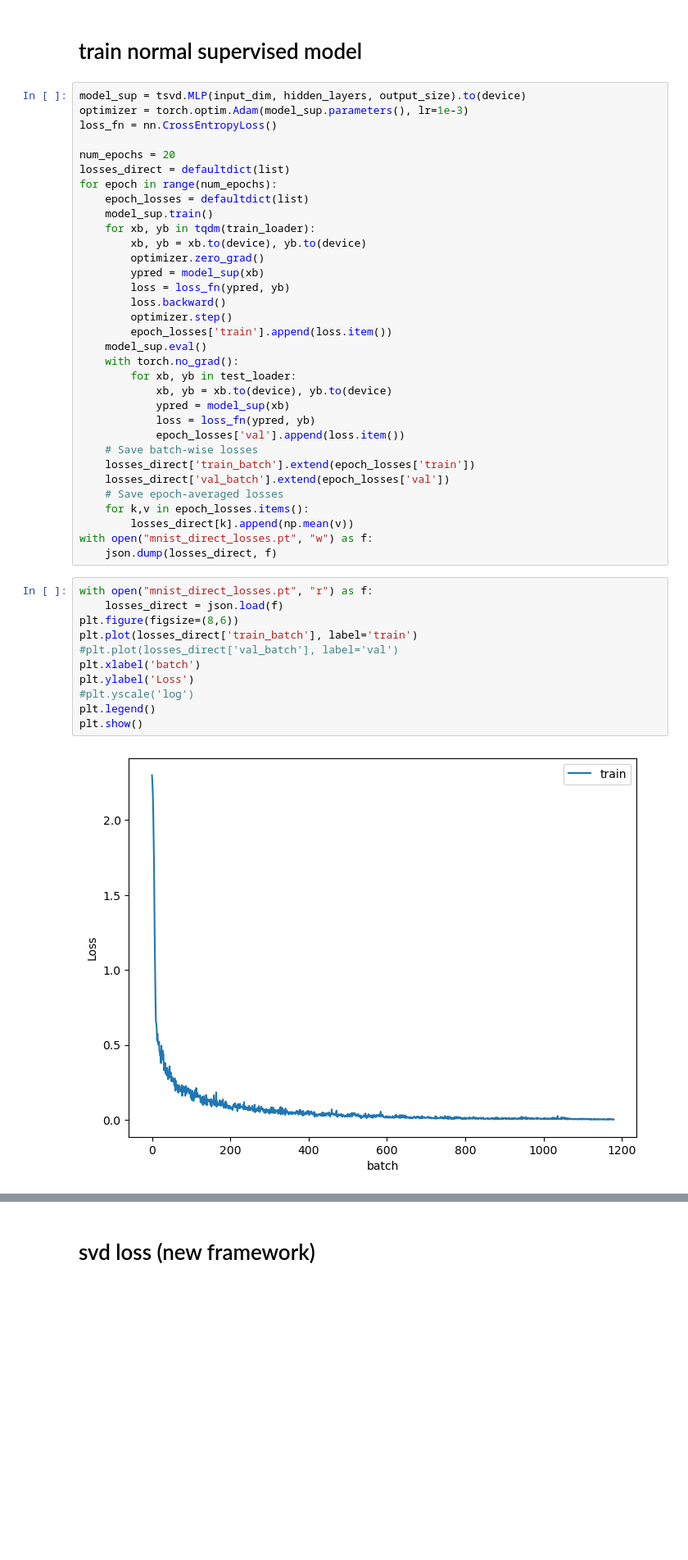
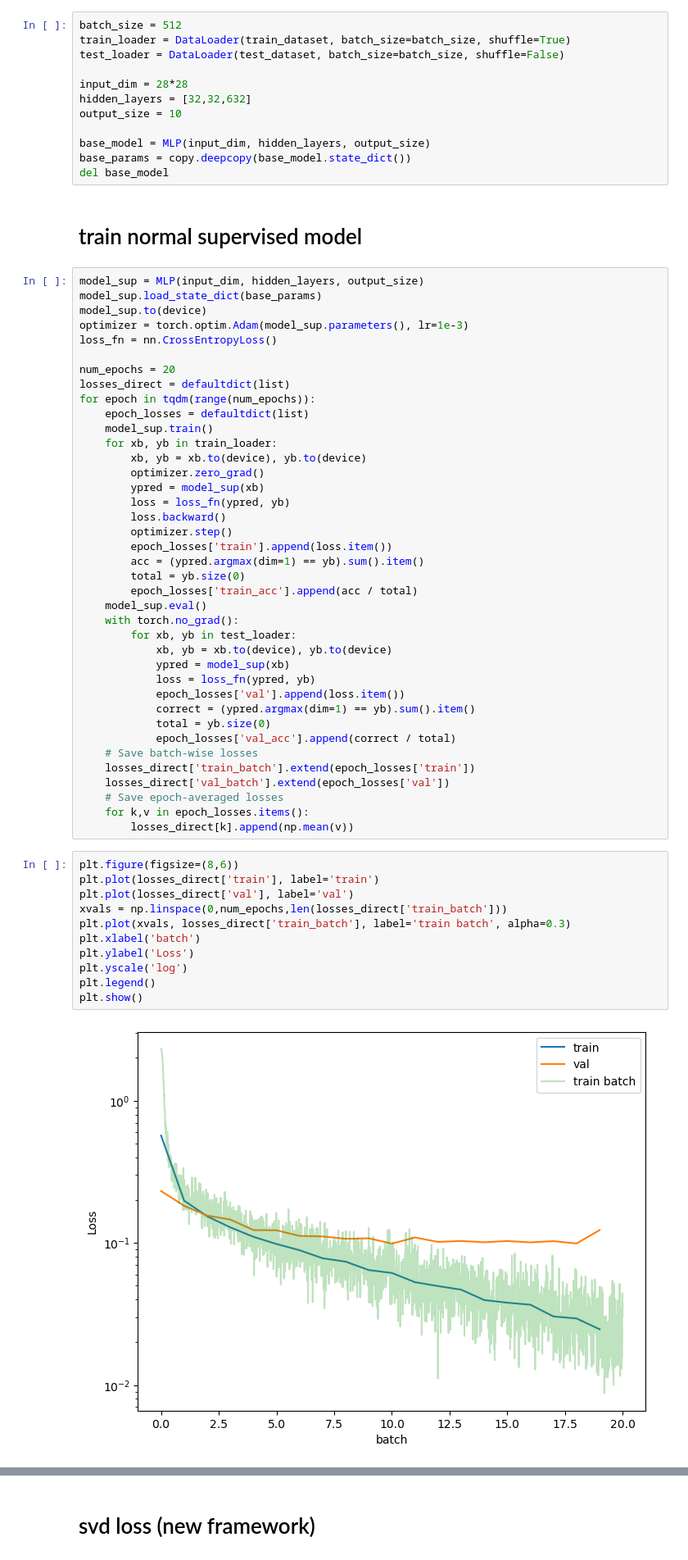
Before and after one commit to sambt/sven-experiments, a Jupyter notebook: notebooks/torch_svd_mnist.ipynb, the cells around one changed output, grey strips where cells are left out. Shown at 82% size. Drawn from its saved outputs; the diff is of its cells as text; blank space fills up the shorter version.

```diff
--- a/notebooks/torch_svd_mnist.ipynb
+++ b/notebooks/torch_svd_mnist.ipynb
@@ -44,16 +35,30 @@ output_size = 10
+# %%
+batch_size = 512
+train_loader = DataLoader(train_dataset, batch_size=batch_size, shuffle=True)
+test_loader = DataLoader(test_dataset, batch_size=batch_size, shuffle=False)
+
+input_dim = 28*28
+hidden_layers = [32,32,632]
+output_size = 10
+
+base_model = MLP(input_dim, hidden_layers, output_size)
+base_params = copy.deepcopy(base_model.state_dict())
+del base_model
 # %% [markdown]
 # train normal supervised model
 # %%
-model_sup = tsvd.MLP(input_dim, hidden_layers, output_size).to(device)
+model_sup = MLP(input_dim, hidden_layers, output_size)
+model_sup.load_state_dict(base_params)
+model_sup.to(device)
 optimizer = torch.optim.Adam(model_sup.parameters(), lr=1e-3)
 loss_fn = nn.CrossEntropyLoss()
 
 num_epochs = 20
 losses_direct = defaultdict(list)
-for epoch in range(num_epochs):
+for epoch in tqdm(range(num_epochs)):
     epoch_losses = defaultdict(list)
     model_sup.train()
-    for xb, yb in tqdm(train_loader):
+    for xb, yb in train_loader:
         xb, yb = xb.to(device), yb.to(device)
         optimizer.zero_grad()
         ypred = model_sup(xb)
@@ -61,6 +66,9 @@ for epoch in range(num_epochs):
         loss.backward()
         optimizer.step()
         epoch_losses['train'].append(loss.item())
+        acc = (ypred.argmax(dim=1) == yb).sum().item()
+        total = yb.size(0)
+        epoch_losses['train_acc'].append(acc / total)
     model_sup.eval()
     with torch.no_grad():
         for xb, yb in test_loader:
@@ -68,24 +76,25 @@ for epoch in range(num_epochs):
             ypred = model_sup(xb)
             loss = loss_fn(ypred, yb)
             epoch_losses['val'].append(loss.item())
+            correct = (ypred.argmax(dim=1) == yb).sum().item()
+            total = yb.size(0)
+            epoch_losses['val_acc'].append(correct / total)
     # Save batch-wise losses
     losses_direct['train_batch'].extend(epoch_losses['train'])
     losses_direct['val_batch'].extend(epoch_losses['val'])
     # Save epoch-averaged losses
     for k,v in epoch_losses.items():
         losses_direct[k].append(np.mean(v))
-with open("mnist_direct_losses.pt", "w") as f:
-    json.dump(losses_direct, f)
 # %%
-with open("mnist_direct_losses.pt", "r") as f:
-    losses_direct = json.load(f)
 plt.figure(figsize=(8,6))
-plt.plot(losses_direct['train_batch'], label='train')
-#plt.plot(losses_direct['val_batch'], label='val')
+plt.plot(losses_direct['train'], label='train')
+plt.plot(losses_direct['val'], label='val')
+xvals = np.linspace(0,num_epochs,len(losses_direct['train_batch']))
+plt.plot(xvals, losses_direct['train_batch'], label='train batch', alpha=0.3)
 plt.xlabel('batch')
 plt.ylabel('Loss')
-#plt.yscale('log')
+plt.yscale('log')
 plt.legend()
 plt.show()
 # %% [output]
-[figure, old version]
+[figure, new version]
```
Also changed, not shown: parts of 8 cells of this notebook, 40 other files.
